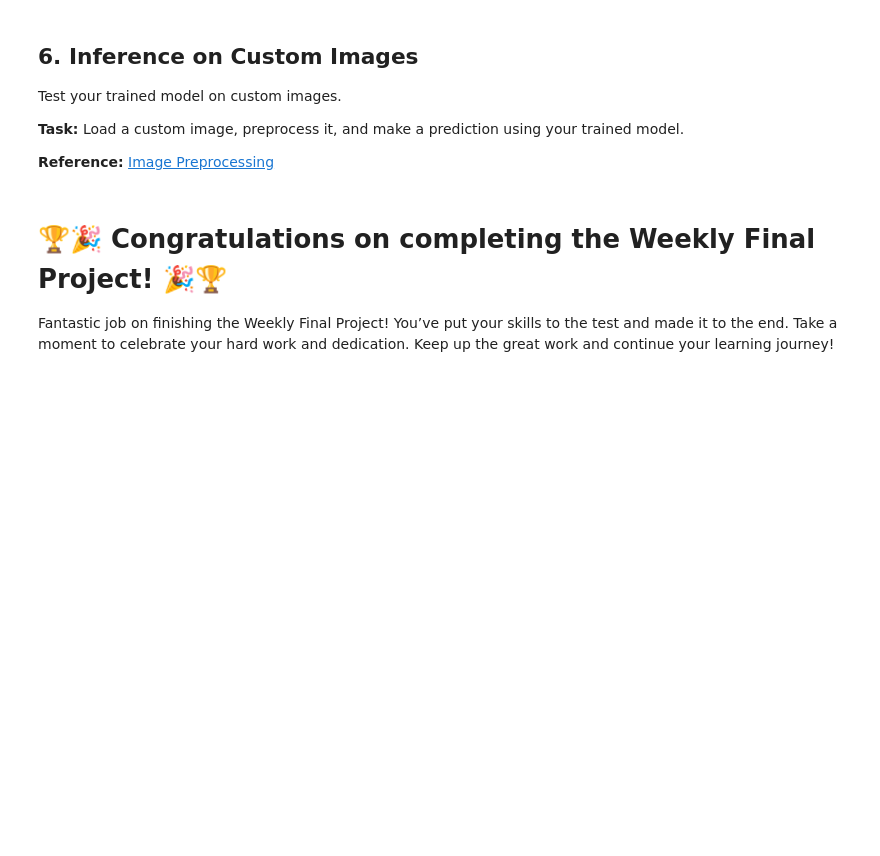
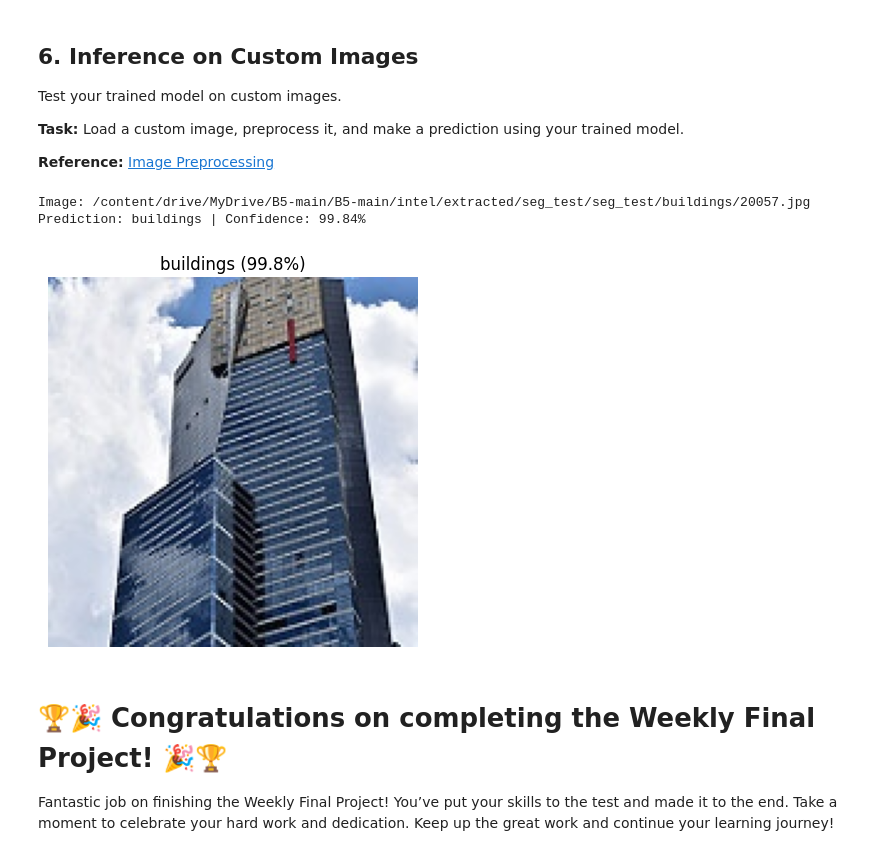
Before and after one commit to Ref4al/BWeek1, a Jupyter notebook: WeeklyProject_(1).ipynb, the cells around one changed output. Cells and saved outputs as stored; diff of their text form; code cells hidden in the pictures; blank space fills up the shorter version.

Commit message:
Inference on Custom Images

```diff
--- a/WeeklyProject_(1).ipynb
+++ b/WeeklyProject_(1).ipynb
@@ -507,7 +507,29 @@ Test your trained model on custom images.
 #     class_names,
 #     device
 # )
-# plt.show()
+# plt.show()import matplotlib.pyplot as plt
+
+class_names = train_dataset.classes
+img_path = test_dataset.samples[0][0]
+
+pred_class, conf = helper_utils.predict_single_image(model_ft, img_path, test_transform, class_names, device)
+
+print("Image:", img_path)
+print(f"Prediction: {pred_class} | Confidence: {conf*100:.2f}%")
+# %% [output]
+Image: /content/drive/MyDrive/B5-main/B5-main/intel/extracted/seg_test/seg_test/buildings/20057.jpg
+Prediction: buildings | Confidence: 99.84%
+# %%
+from PIL import Image
+import matplotlib.pyplot as plt
+
+img = Image.open(img_path).convert("RGB")
+plt.imshow(img)
+plt.axis("off")
+plt.title(f"{pred_class} ({conf*100:.1f}%)")
+plt.show()
+# %% [output]
+[figure, added]
 # %% [markdown]
 # 🏆🎉 Congratulations on completing the Weekly Final Project! 🎉🏆
 
```
